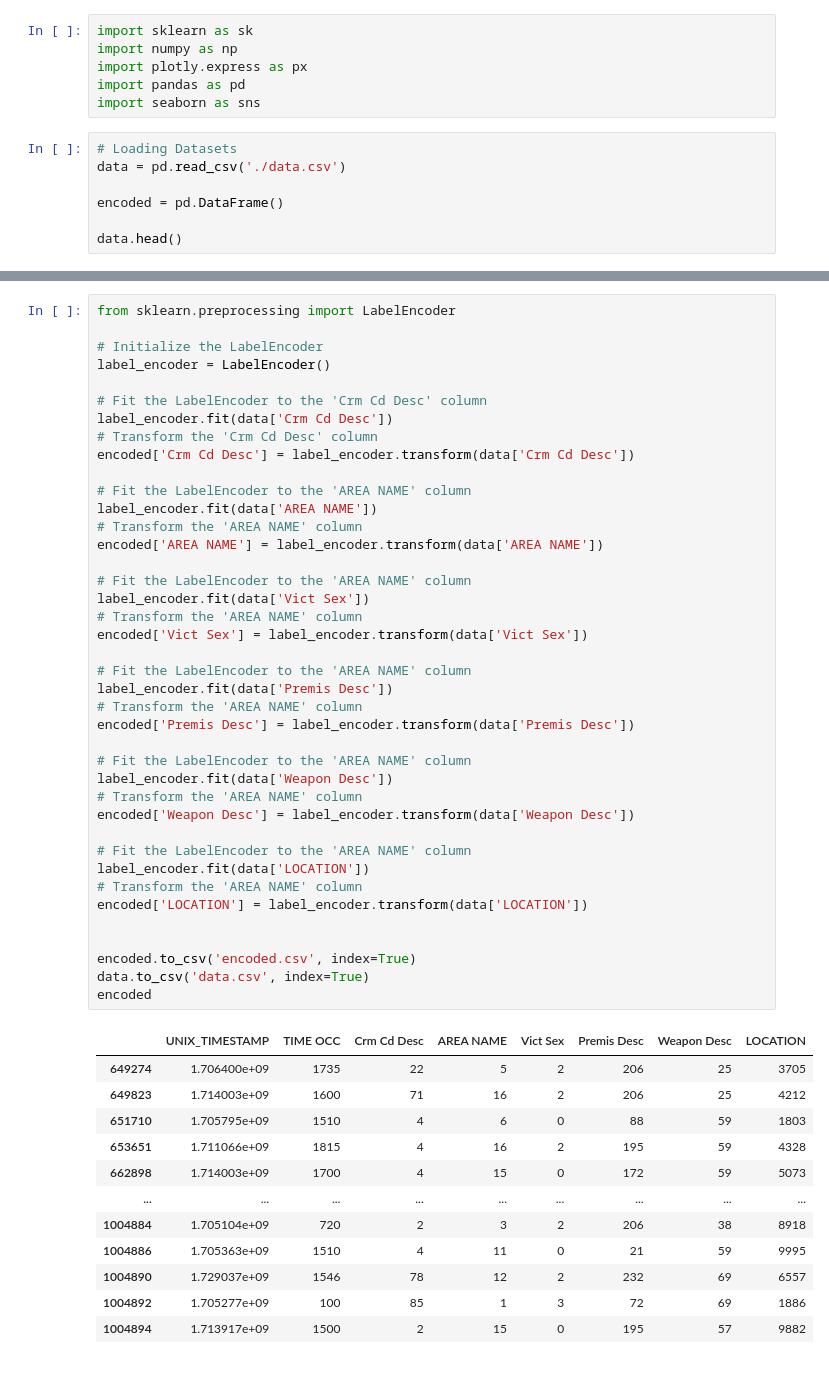
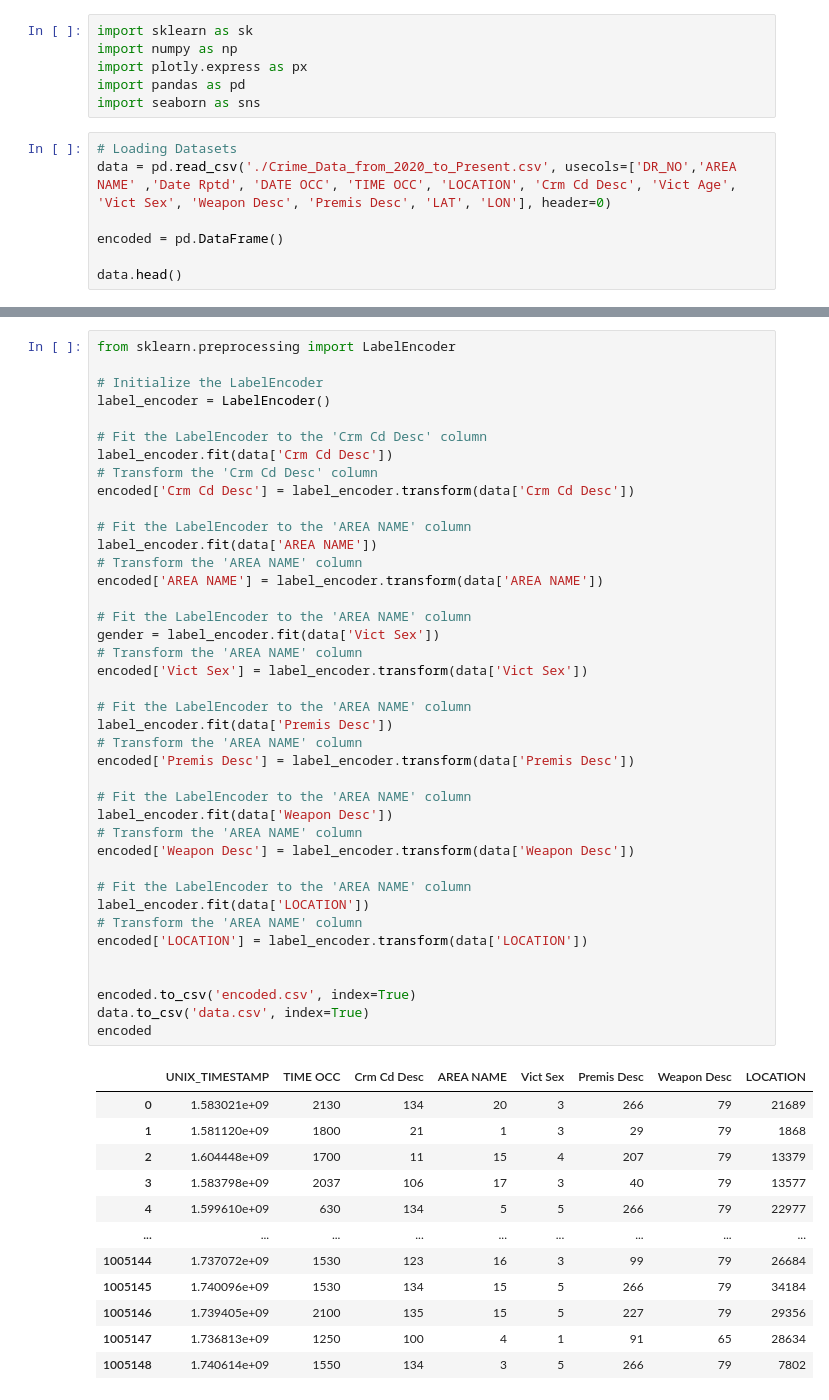
Before and after one commit to Maytastico/data-science-exam, a Jupyter notebook: classification.ipynb, the cells around one changed output, grey strips where cells are left out. Saved outputs shown, nothing was run; the diff lists cells and outputs as text.

```diff
--- a/classification.ipynb
+++ b/classification.ipynb
@@ -30,7 +30,7 @@ import pandas as pd
 import seaborn as sns
 # %%
 # Loading Datasets
-data = pd.read_csv('./data.csv')
+data = pd.read_csv('./Crime_Data_from_2020_to_Present.csv', usecols=['DR_NO','AREA NAME' ,'Date Rptd', 'DATE OCC', 'TIME OCC', 'LOCATION', 'Crm Cd Desc', 'Vict Age', 'Vict Sex', 'Weapon Desc', 'Premis Desc', 'LAT', 'LON'], header=0)
 
 encoded = pd.DataFrame()
 
@@ -80,42 +80,42 @@ encoded['Crm Cd Desc'] = label_encoder.transform(data['Crm Cd Desc'])
 # Fit the LabelEncoder to the 'AREA NAME' column
 label_encoder.fit(data['AREA NAME'])
 # Transform the 'AREA NAME' column
 encoded['AREA NAME'] = label_encoder.transform(data['AREA NAME'])
 
 # Fit the LabelEncoder to the 'AREA NAME' column
-label_encoder.fit(data['Vict Sex'])
+gender = label_encoder.fit(data['Vict Sex'])
 # Transform the 'AREA NAME' column
 encoded['Vict Sex'] = label_encoder.transform(data['Vict Sex'])
 
 # Fit the LabelEncoder to the 'AREA NAME' column
 label_encoder.fit(data['Premis Desc'])
 # Transform the 'AREA NAME' column
 encoded['Premis Desc'] = label_encoder.transform(data['Premis Desc'])
 
 # Fit the LabelEncoder to the 'AREA NAME' column
 label_encoder.fit(data['Weapon Desc'])
 # Transform the 'AREA NAME' column
 encoded['Weapon Desc'] = label_encoder.transform(data['Weapon Desc'])
 
 # Fit the LabelEncoder to the 'AREA NAME' column
 label_encoder.fit(data['LOCATION'])
 # Transform the 'AREA NAME' column
 encoded['LOCATION'] = label_encoder.transform(data['LOCATION'])
 
 
 encoded.to_csv('encoded.csv', index=True)
 data.to_csv('data.csv', index=True)
 encoded
 # %% [output]
 |  | UNIX_TIMESTAMP | TIME OCC | Crm Cd Desc | AREA NAME | Vict Sex | Premis Desc | Weapon Desc | LOCATION |
-| 649274 | 1.706400e+09 | 1735 | 22 | 5 | 2 | 206 | 25 | 3705 |
-| 649823 | 1.714003e+09 | 1600 | 71 | 16 | 2 | 206 | 25 | 4212 |
-| 651710 | 1.705795e+09 | 1510 | 4 | 6 | 0 | 88 | 59 | 1803 |
-| 653651 | 1.711066e+09 | 1815 | 4 | 16 | 2 | 195 | 59 | 4328 |
-| 662898 | 1.714003e+09 | 1700 | 4 | 15 | 0 | 172 | 59 | 5073 |
+| 0 | 1.583021e+09 | 2130 | 134 | 20 | 3 | 266 | 79 | 21689 |
+| 1 | 1.581120e+09 | 1800 | 21 | 1 | 3 | 29 | 79 | 1868 |
+| 2 | 1.604448e+09 | 1700 | 11 | 15 | 4 | 207 | 79 | 13379 |
+| 3 | 1.583798e+09 | 2037 | 106 | 17 | 3 | 40 | 79 | 13577 |
+| 4 | 1.599610e+09 | 630 | 134 | 5 | 5 | 266 | 79 | 22977 |
 | ... | ... | ... | ... | ... | ... | ... | ... | ... |
-| 1004884 | 1.705104e+09 | 720 | 2 | 3 | 2 | 206 | 38 | 8918 |
-| 1004886 | 1.705363e+09 | 1510 | 4 | 11 | 0 | 21 | 59 | 9995 |
-| 1004890 | 1.729037e+09 | 1546 | 78 | 12 | 2 | 232 | 69 | 6557 |
-| 1004892 | 1.705277e+09 | 100 | 85 | 1 | 3 | 72 | 69 | 1886 |
-| 1004894 | 1.713917e+09 | 1500 | 2 | 15 | 0 | 195 | 57 | 9882 |
+| 1005144 | 1.737072e+09 | 1530 | 123 | 16 | 3 | 99 | 79 | 26684 |
+| 1005145 | 1.740096e+09 | 1530 | 134 | 15 | 5 | 266 | 79 | 34184 |
+| 1005146 | 1.739405e+09 | 2100 | 135 | 15 | 5 | 227 | 79 | 29356 |
+| 1005147 | 1.736813e+09 | 1250 | 100 | 4 | 1 | 91 | 65 | 28634 |
+| 1005148 | 1.740614e+09 | 1550 | 134 | 3 | 5 | 266 | 79 | 7802 |
```
Also changed, not shown: parts of 5 cells of this notebook, 4 other files.
